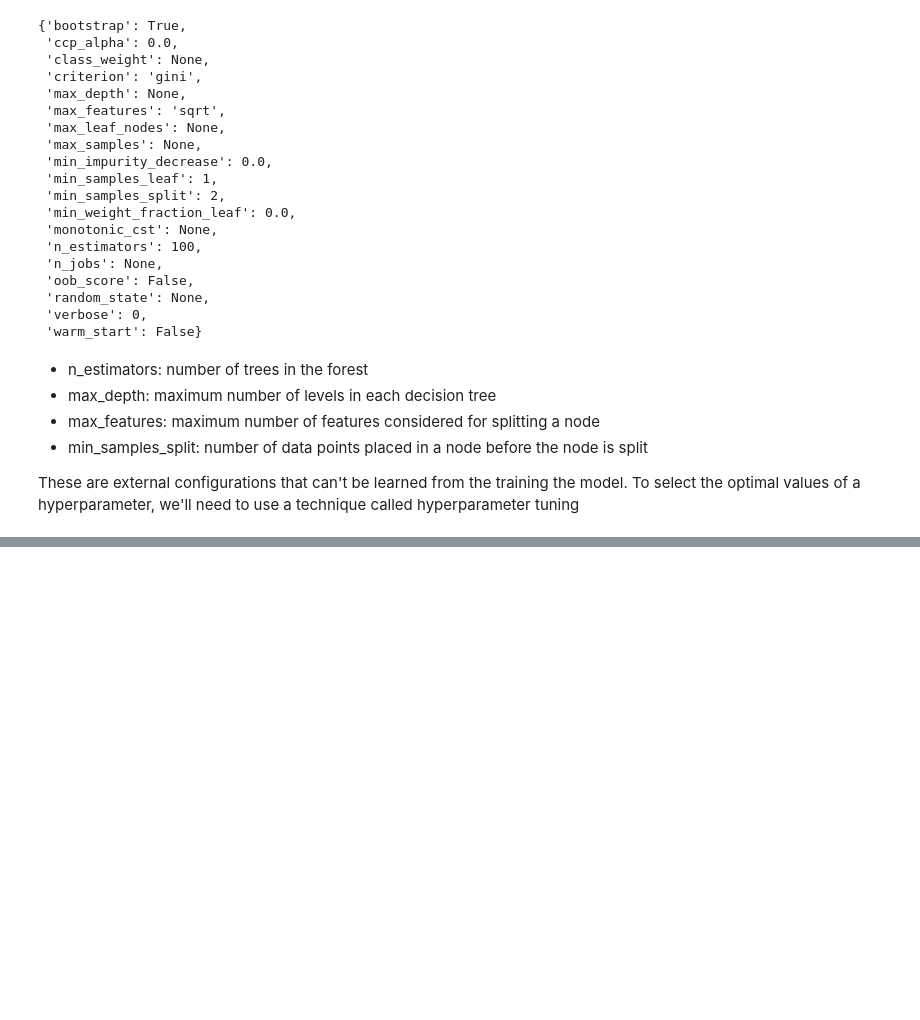
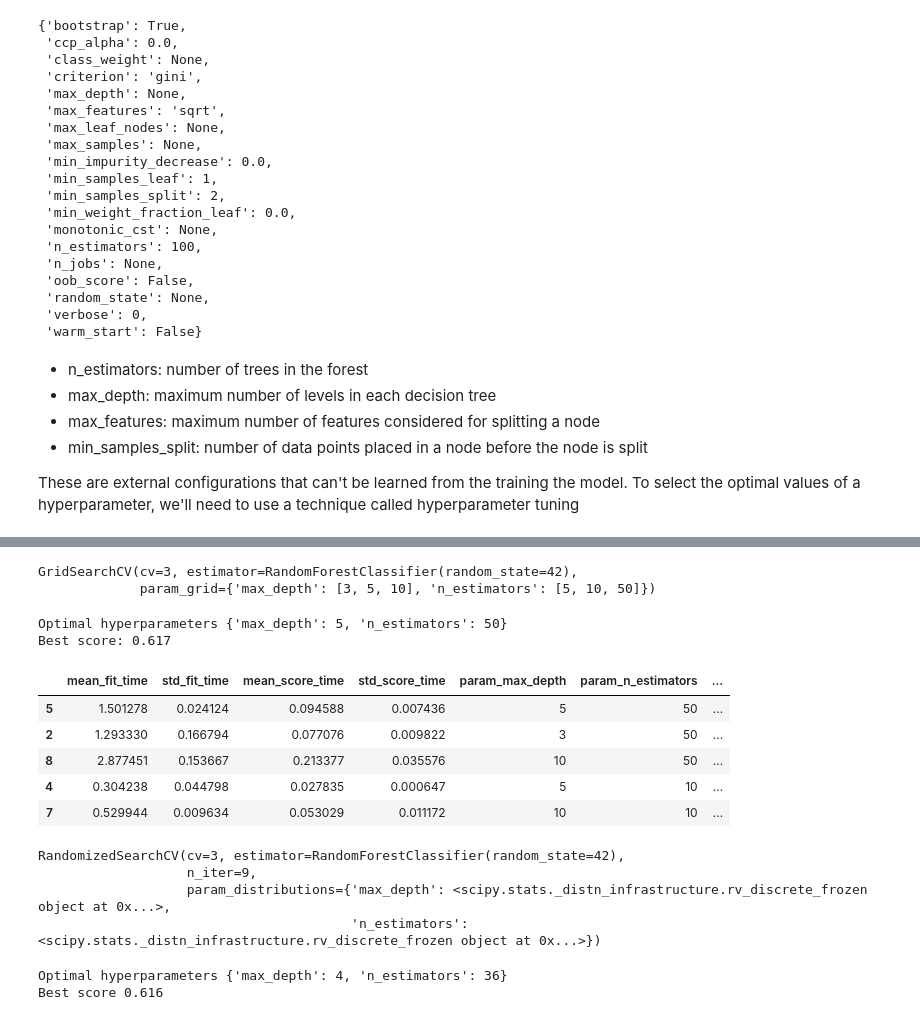
Before and after one commit to mervegb/diabetes-ml, a Jupyter notebook: diabetes_ml.ipynb, the cells around one changed output, grey strips where cells are left out. Drawn from its saved outputs; the diff is of its cells as text; code cells hidden in the pictures; blank space fills up the shorter version.

```diff
--- a/diabetes_ml.ipynb
+++ b/diabetes_ml.ipynb
@@ -520,0 +531,62 @@ These are external configurations that can't be learned from the training the mo
+# %%
+from sklearn.model_selection import GridSearchCV
+
+#set up grid search
+search_space = {
+    "n_estimators": [5,10,50],
+    "max_depth": [3,5,10]
+}
+
+rfc = RandomForestClassifier(random_state=42)
+# %%
+#grid search performs cross validation, we can specify how many folds we want in our analysis
+#the more folds you use, the longer it will take to compute results
+grid_search = GridSearchCV(rfc, search_space, cv=3)
+# %%
+grid_search.fit(X,y)
+# %% [output]
+GridSearchCV(cv=3, estimator=RandomForestClassifier(random_state=42),
+             param_grid={'max_depth': [3, 5, 10], 'n_estimators': [5, 10, 50]})
+# %%
+#Optimal Hyperparameters
+print(f"Optimal hyperparameters {grid_search.best_params_}")
+print(f"Best score: {grid_search.best_score_:.3f}")
+# %% [output]
+Optimal hyperparameters {'max_depth': 5, 'n_estimators': 50}
+Best score: 0.617
+# %%
+results = pd.DataFrame(grid_search.cv_results_).sort_values(by='mean_test_score', ascending=False)
+results.head()
+# %% [output]
+|  | mean_fit_time | std_fit_time | mean_score_time | std_score_time | param_max_depth | param_n_estimators | ... |
+| 5 | 1.501278 | 0.024124 | 0.094588 | 0.007436 | 5 | 50 | ... |
+| 2 | 1.293330 | 0.166794 | 0.077076 | 0.009822 | 3 | 50 | ... |
+| 8 | 2.877451 | 0.153667 | 0.213377 | 0.035576 | 10 | 50 | ... |
+| 4 | 0.304238 | 0.044798 | 0.027835 | 0.000647 | 5 | 10 | ... |
+| 7 | 0.529944 | 0.009634 | 0.053029 | 0.011172 | 10 | 10 | ... |
+# %%
+#Random search is similar to Grid Search but instead of sampling over a discrete set of values
+#you are now randomly sampling from distribution of values
+#Random search is effective in situations where not all hyperparameters are equally important
+
+from sklearn.model_selection import RandomizedSearchCV
+from scipy.stats import randint
+
+search_space = {
+    "n_estimators":  randint(10,100),
+    "max_depth": randint(1, 11)
+}
+
+random_search = RandomizedSearchCV(rfc, param_distributions=search_space, n_iter=9, cv=3)
+random_search.fit(X,y)
+# %% [output]
+RandomizedSearchCV(cv=3, estimator=RandomForestClassifier(random_state=42),
+                   n_iter=9,
+                   param_distributions={'max_depth': <scipy.stats._distn_infrastructure.rv_discrete_frozen object at 0x...>,
+                                        'n_estimators': <scipy.stats._distn_infrastructure.rv_discrete_frozen object at 0x...>})
+# %%
+print(f"Optimal hyperparameters {random_search.best_params_}")
+print(f"Best score {random_search.best_score_:.3f}")
+# %% [output]
+Optimal hyperparameters {'max_depth': 4, 'n_estimators': 36}
+Best score 0.616
```
Also changed, not shown: parts of 7 cells of this notebook.
